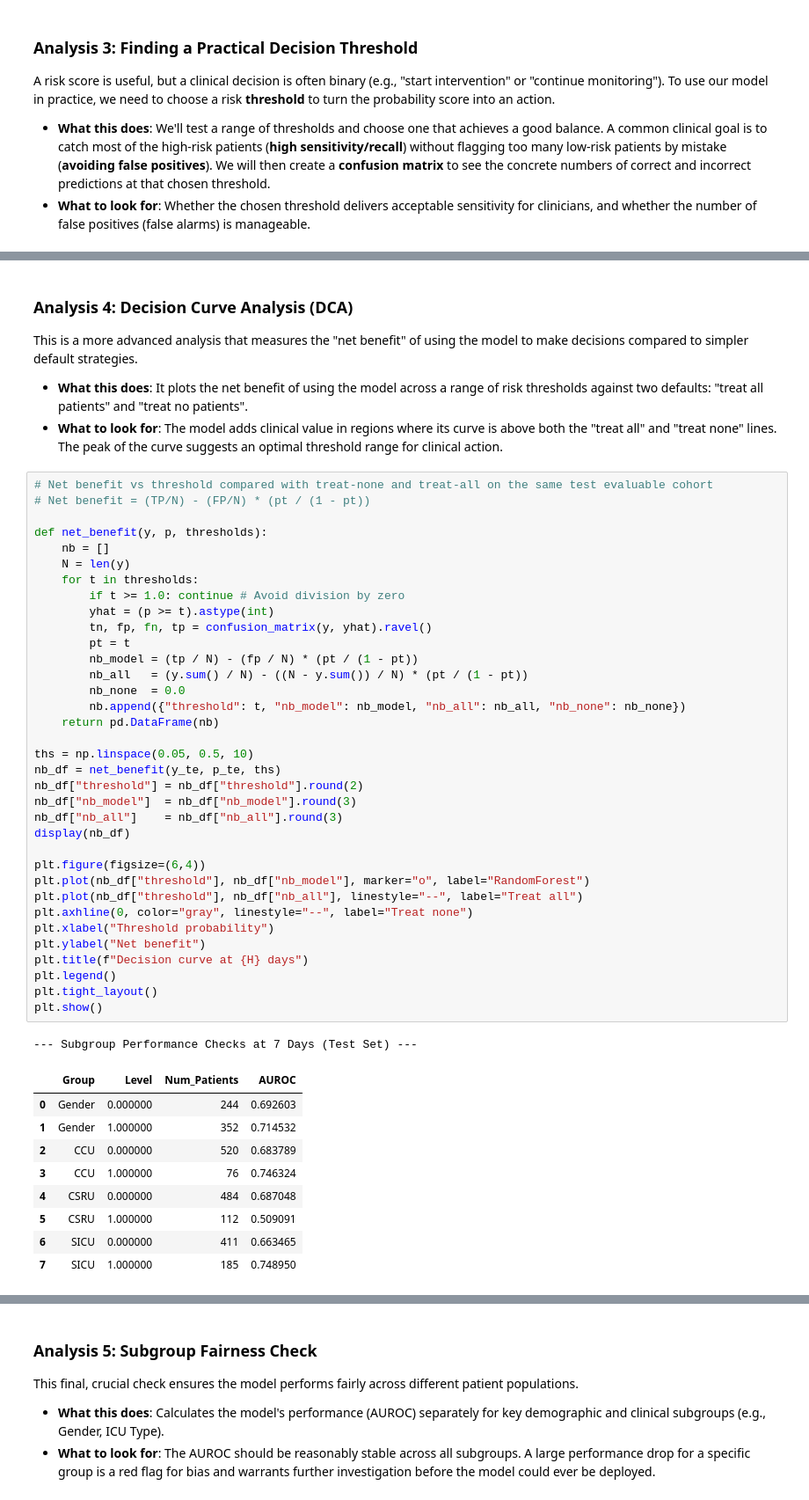
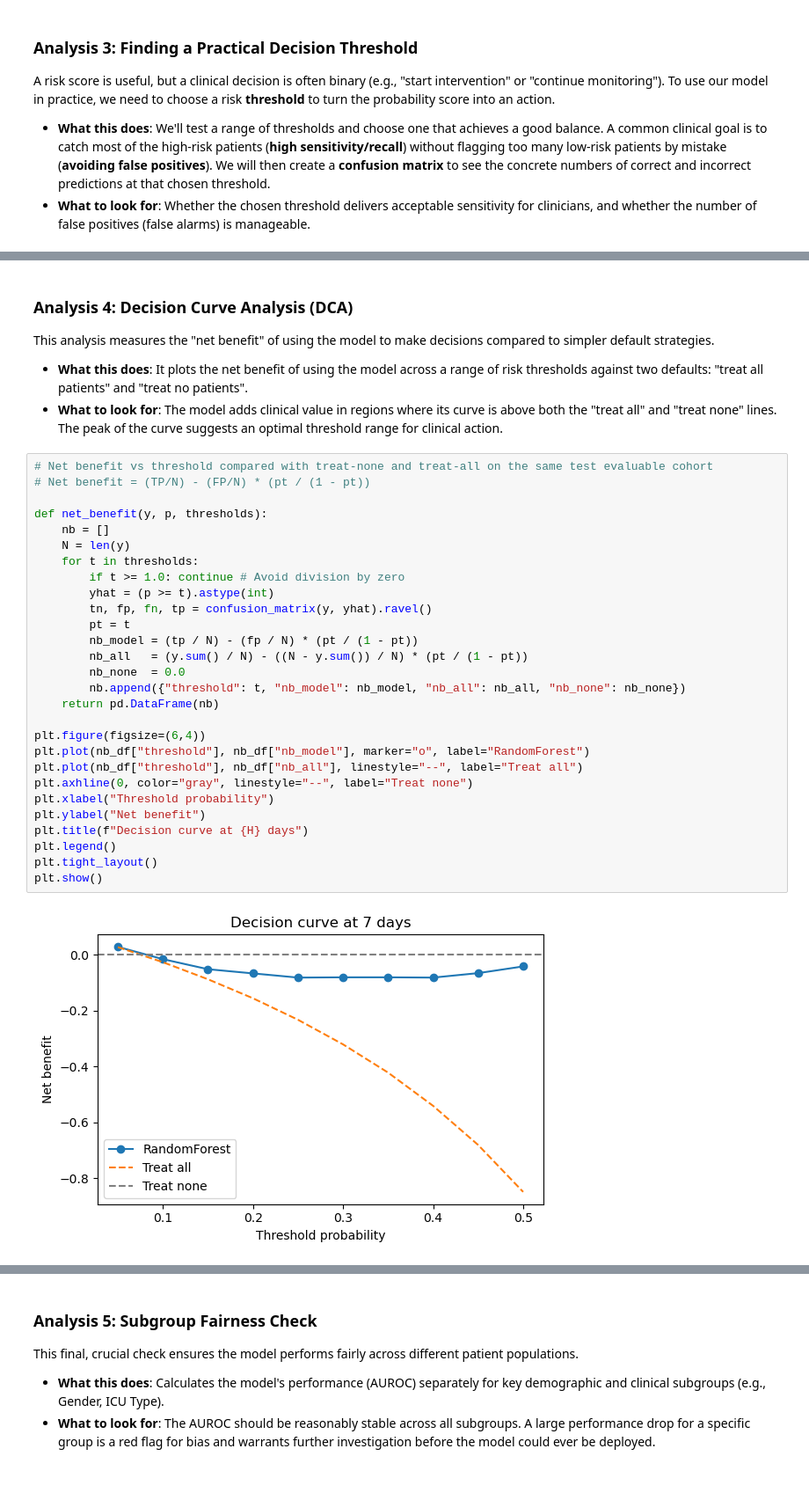
Before and after one commit to IE-ML-for-Healthcare/ICU_Survival_analysis, a Jupyter notebook: 03_ICU_Survival_analysis_DT_RF.ipynb, the cells around one changed output, grey strips where cells are left out. Shown at 88% size. Cells and saved outputs as stored; diff of their text form.

```diff
--- a/03_ICU_Survival_analysis_DT_RF.ipynb
+++ b/03_ICU_Survival_analysis_DT_RF.ipynb
@@ -1112,53 +1140,37 @@ display(summary)
 # %% [markdown]
 ### **Analysis 4: Decision Curve Analysis (DCA)**
 
-This is a more advanced analysis that measures the "net benefit" of using the model to make decisions compared to simpler default strategies.
+This analysis  measures the "net benefit" of using the model to make decisions compared to simpler default strategies.
 
 * **What this does**: It plots the net benefit of using the model across a range of risk thresholds against two defaults: "treat all patients" and "treat no patients".
 * **What to look for**: The model adds clinical value in regions where its curve is above both the "treat all" and "treat none" lines. The peak of the curve suggests an optimal threshold range for clinical action.
 # %%
 # Net benefit vs threshold compared with treat-none and treat-all on the same test evaluable cohort
 # Net benefit = (TP/N) - (FP/N) * (pt / (1 - pt))
 
 def net_benefit(y, p, thresholds):
     nb = []
     N = len(y)
     for t in thresholds:
         if t >= 1.0: continue # Avoid division by zero
         yhat = (p >= t).astype(int)
         tn, fp, fn, tp = confusion_matrix(y, yhat).ravel()
         pt = t
         nb_model = (tp / N) - (fp / N) * (pt / (1 - pt))
         nb_all   = (y.sum() / N) - ((N - y.sum()) / N) * (pt / (1 - pt))
         nb_none  = 0.0
         nb.append({"threshold": t, "nb_model": nb_model, "nb_all": nb_all, "nb_none": nb_none})
     return pd.DataFrame(nb)
 
-ths = np.linspace(0.05, 0.5, 10)
-nb_df = net_benefit(y_te, p_te, ths)
-nb_df["threshold"] = nb_df["threshold"].round(2)
-nb_df["nb_model"]  = nb_df["nb_model"].round(3)
-nb_df["nb_all"]    = nb_df["nb_all"].round(3)
-display(nb_df)
-
 plt.figure(figsize=(6,4))
 plt.plot(nb_df["threshold"], nb_df["nb_model"], marker="o", label="RandomForest")
 plt.plot(nb_df["threshold"], nb_df["nb_all"], linestyle="--", label="Treat all")
 plt.axhline(0, color="gray", linestyle="--", label="Treat none")
 plt.xlabel("Threshold probability")
 plt.ylabel("Net benefit")
 plt.title(f"Decision curve at {H} days")
 plt.legend()
 plt.tight_layout()
 plt.show()
 # %% [output]
---- Subgroup Performance Checks at 7 Days (Test Set) ---
-|  | Group | Level | Num_Patients | AUROC |
-| 0 | Gender | 0.000000 | 244 | 0.692603 |
-| 1 | Gender | 1.000000 | 352 | 0.714532 |
-| 2 | CCU | 0.000000 | 520 | 0.683789 |
-| 3 | CCU | 1.000000 | 76 | 0.746324 |
-| 4 | CSRU | 0.000000 | 484 | 0.687048 |
-| 5 | CSRU | 1.000000 | 112 | 0.509091 |
-| 6 | SICU | 0.000000 | 411 | 0.663465 |
-| 7 | SICU | 1.000000 | 185 | 0.748950 |
+[figure, added]
```
Also changed, not shown: parts of 8 cells of this notebook.
